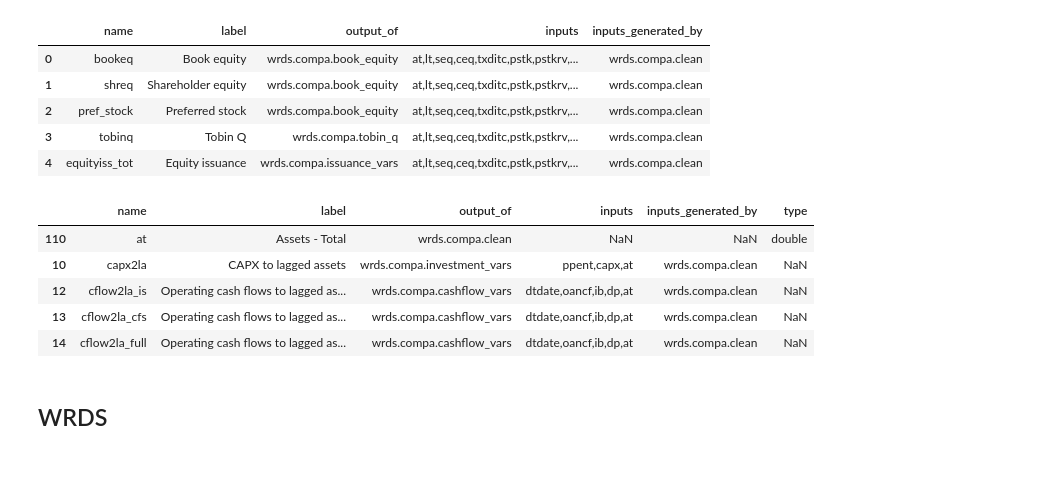
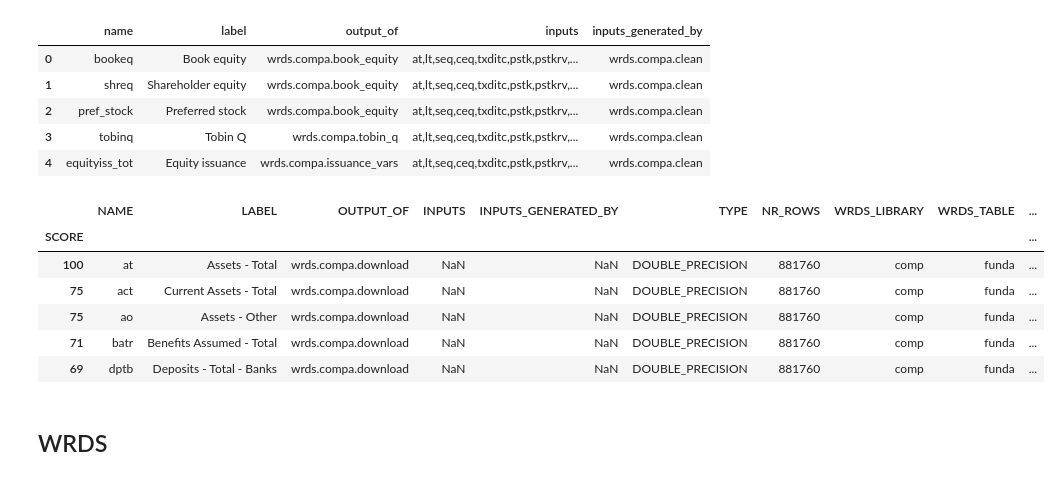
Before and after one commit to ionmihai/finsets, a Jupyter notebook: nbs/index.ipynb, the cells around one changed output. Cells and saved outputs as stored; diff of their text form; code cells hidden in the pictures.

```diff
--- a/nbs/index.ipynb
+++ b/nbs/index.ipynb
@@ -45,14 +45,15 @@ fds.features_metadata().head()
 | 3 | tobinq | Tobin Q | wrds.compa.tobin_q | at,lt,seq,ceq,txditc,pstk,pstkrv,... | wrds.compa.clean |
 | 4 | equityiss_tot | Equity issuance | wrds.compa.issuance_vars | at,lt,seq,ceq,txditc,pstk,pstkrv,... | wrds.compa.clean |
 # %%
-fds.search('total assets').head()
+metadata.search('total assets').head()
 # %% [output]
-|  | name | label | output_of | inputs | inputs_generated_by | type |
-| 110 | at | Assets - Total | wrds.compa.clean | NaN | NaN | double |
-| 10 | capx2la | CAPX to lagged assets | wrds.compa.investment_vars | ppent,capx,at | wrds.compa.clean | NaN |
-| 12 | cflow2la_is | Operating cash flows to lagged as... | wrds.compa.cashflow_vars | dtdate,oancf,ib,dp,at | wrds.compa.clean | NaN |
-| 13 | cflow2la_cfs | Operating cash flows to lagged as... | wrds.compa.cashflow_vars | dtdate,oancf,ib,dp,at | wrds.compa.clean | NaN |
-| 14 | cflow2la_full | Operating cash flows to lagged as... | wrds.compa.cashflow_vars | dtdate,oancf,ib,dp,at | wrds.compa.clean | NaN |
+|  | NAME | LABEL | OUTPUT_OF | INPUTS | INPUTS_GENERATED_BY | TYPE | NR_ROWS | WRDS_LIBRARY | WRDS_TABLE | ... |
+| SCORE |  |  |  |  |  |  |  |  |  | ... |
+| 100 | at | Assets - Total | wrds.compa.download | NaN | NaN | DOUBLE_PRECISION | 881760 | comp | funda | ... |
+| 75 | act | Current Assets - Total | wrds.compa.download | NaN | NaN | DOUBLE_PRECISION | 881760 | comp | funda | ... |
+| 75 | ao | Assets - Other | wrds.compa.download | NaN | NaN | DOUBLE_PRECISION | 881760 | comp | funda | ... |
+| 71 | batr | Benefits Assumed - Total | wrds.compa.download | NaN | NaN | DOUBLE_PRECISION | 881760 | comp | funda | ... |
+| 69 | dptb | Deposits - Total - Banks | wrds.compa.download | NaN | NaN | DOUBLE_PRECISION | 881760 | comp | funda | ... |
 # %% [markdown]
 ## WRDS
 # %% [markdown]
```
Also changed, not shown: parts of 4 cells of this notebook, 13 other files.
